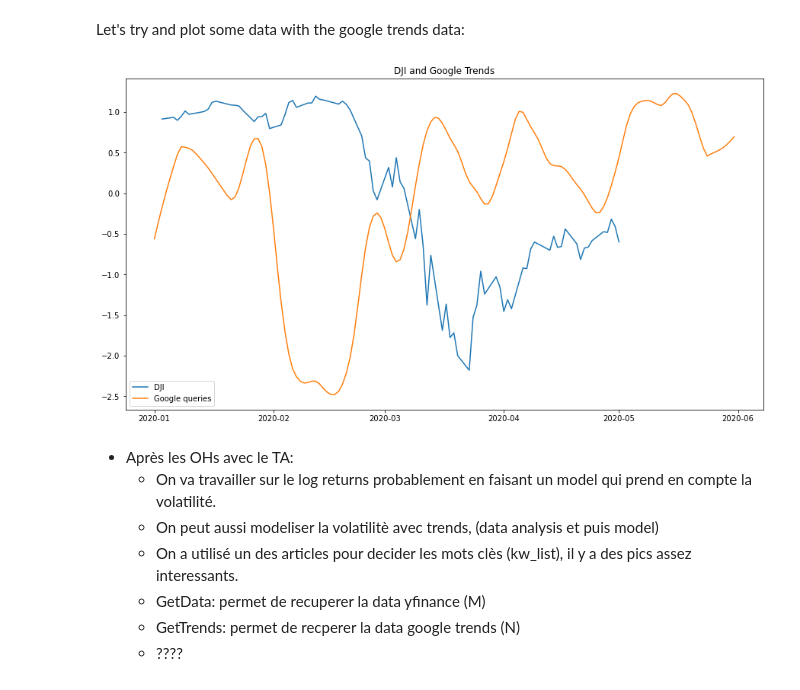
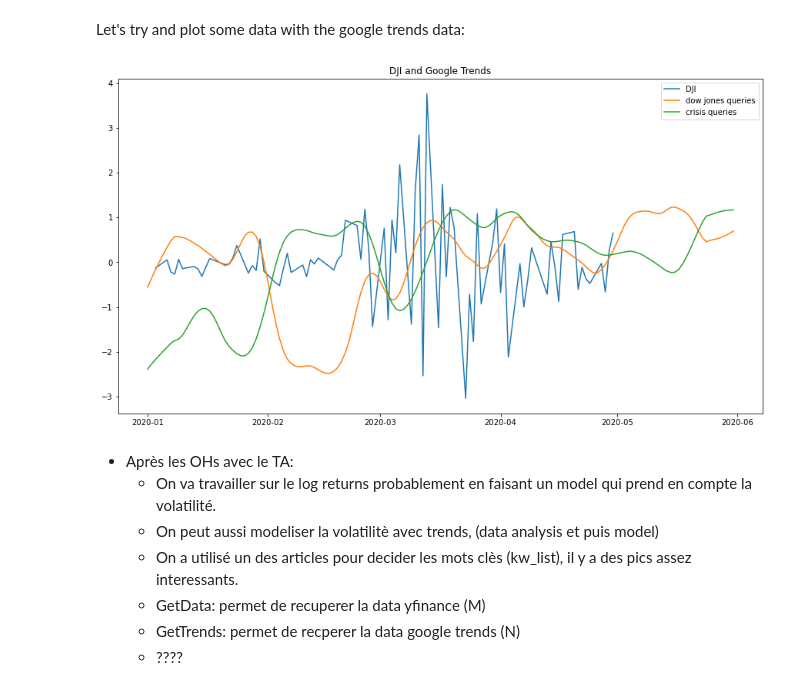
Before and after one commit to epfl-ada/ada-2020-project-milestone-p3-p3_adanas, a Jupyter notebook: creative_extension.ipynb, the cells around one changed output. Saved outputs shown, nothing was run; the diff lists cells and outputs as text; code cells hidden in the pictures.

Commit message:
plot

```diff
--- a/creative_extension.ipynb
+++ b/creative_extension.ipynb
@@ -276,20 +276,21 @@ Let's try and plot some data with the google trends data:
 # %%
 from sklearn.preprocessing import scale
 from statsmodels.tsa.seasonal import STL
 
-res = STL(g_trends_daily['dow jones']).fit()
-trend = res.trend
+trend_dow_jones = STL(g_trends_daily['dow jones']).fit().trend
+trend_crisis    = STL(g_trends_daily['crisis']).fit().trend
 
 fig, ax = plt.subplots(figsize=(15,8))
 
 ax.set_title(ticker + ' and Google Trends')
-ax.plot(stocks['Date'], scale(stocks[ticker]), label=ticker)
-ax.plot(g_trends_daily.index, scale(trend), label='Google queries')
+ax.plot(returns['Date'], scale(returns[ticker]), label=ticker)
+ax.plot(g_trends_daily.index, scale(trend_dow_jones), label='dow jones queries')
+ax.plot(g_trends_daily.index, scale(trend_crisis), label='crisis queries')
 ax.legend(loc='best')
 
 plt.show()
 # %% [output]
-[figure, old version]
+[figure, new version]
 # %% [markdown]
 - Après les OHs avec le TA:
     - On va travailler sur le log returns probablement en faisant un model qui prend en compte la volatilité.
```
